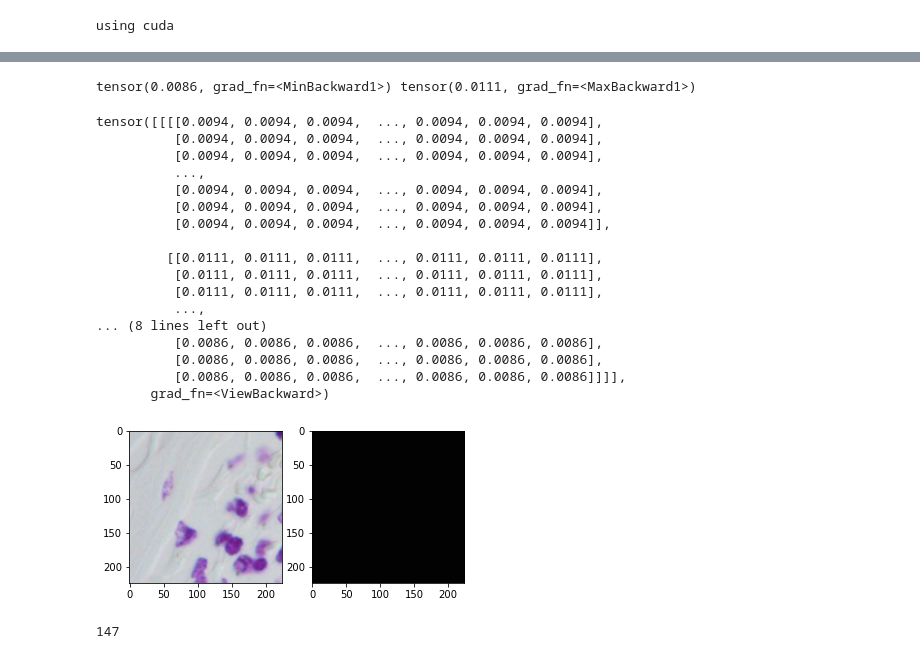
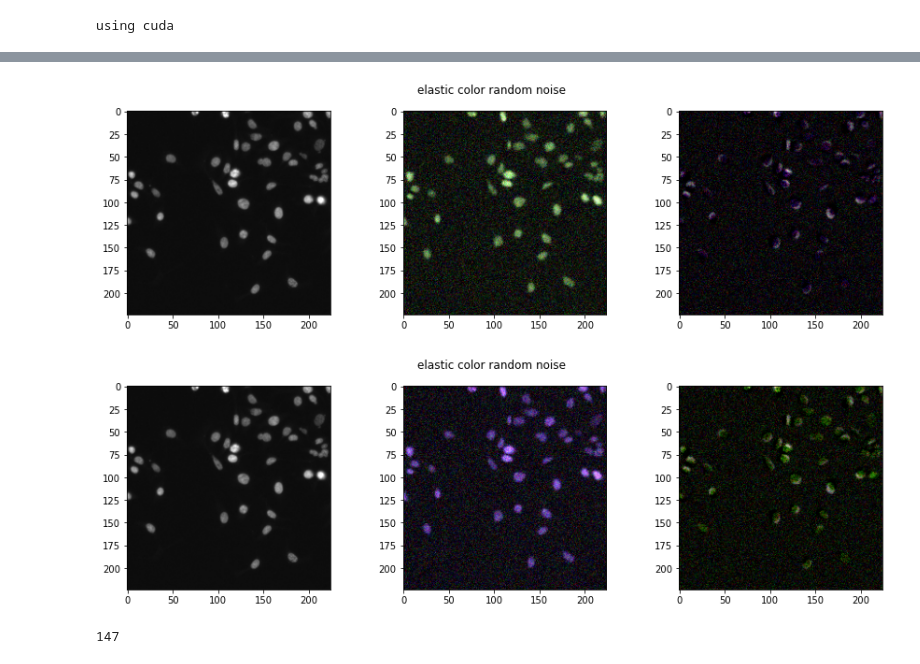
Before and after one commit to HarmlessHarm/MscThesis, a Jupyter notebook: Transforms.ipynb, the cells around one changed output, grey strips where cells are left out. Cells and saved outputs as stored; diff of their text form; code cells hidden in the pictures.

```diff
--- a/Transforms.ipynb
+++ b/Transforms.ipynb
@@ -56,17 +36,22 @@ np.random.seed(seed)
 # %% [output]
 using cuda
 # %%
-def visual_transform(img, transform):
+def visual_transform(img, transform, label=None, figsize=(10,5)):
 
     img_hat = transform(img)
+    img_diff = img - img_hat
+    img_hat = torch.clamp(img_hat, min=0, max=1)
+    img_diff = torch.clamp(img_diff, min=0, max=1)
 
-    print(torch.min(img_hat), torch.max(img_hat))
+#     print(torch.min(img_hat), torch.max(img_hat))
 
-    f, a = plt.subplots(1,2)
+    f, a = plt.subplots(1,3, figsize=figsize)
     a[0].imshow(kornia.tensor_to_image(img), vmin=0, vmax=1)
     a[1].imshow(kornia.tensor_to_image(img_hat), vmin=0, vmax=1)
-
-    return img_hat
+    a[2].imshow(kornia.tensor_to_image(img_diff))
+    f.suptitle(label)
+    plt.show()
+#     return img_hat
 # %%
 # Define Transforms
 # TODO Separate Train and Test transforms
@@ -150,26 +132,37 @@ tensor(0.0252) tensor(0.3584)
 # %%
-cell_transform = T.Compose(Ts)
-visual_transform(img, cell_transform)
+i = int(random.random() * 200)
+# i = 55
+img = dataset[i]['image'].to(device)
+img = img.unsqueeze(0)
+
+
+transform_options = {
+    'elastic': HT.ElasticTransform(),
+    'color': HT.ColorJitter(hue=0.5, channelwise_hue=True),
+    'random': HT.RandomConvolution(kernel_size=(2,2),min=-0.5, max=0.5),
+    'noise': HT.Noise(0, 0.1),
+    'sobel': HT.Sobel(),
+}
+
+def compose_transform(transform_list):
+    return T.Compose([transform_options[name] for name in transform_list])
+
+
+combinations = [
+    ['elastic', 'color', 'random', 'noise'],
+    ['elastic', 'color', 'noise'],
+    ['color', 'random', 'noise'],
+    ['elastic', 'color', 'sobel', 'noise'],
+    ['sobel', 'color', 'elastic', 'noise'],
+]
+
+for combi in combinations:
+    visual_transform(img, compose_transform(combi), label=' '.join(combi), figsize=(15,4))
+    visual_transform(img, compose_transform(combi), label=' '.join(combi), figsize=(15,4))
+    break
 # %% [output]
-tensor(0.0086, grad_fn=<MinBackward1>) tensor(0.0111, grad_fn=<MaxBackward1>)
-tensor([[[[0.0094, 0.0094, 0.0094,  ..., 0.0094, 0.0094, 0.0094],
-          [0.0094, 0.0094, 0.0094,  ..., 0.0094, 0.0094, 0.0094],
-          [0.0094, 0.0094, 0.0094,  ..., 0.0094, 0.0094, 0.0094],
-          ...,
-          [0.0094, 0.0094, 0.0094,  ..., 0.0094, 0.0094, 0.0094],
-          [0.0094, 0.0094, 0.0094,  ..., 0.0094, 0.0094, 0.0094],
-          [0.0094, 0.0094, 0.0094,  ..., 0.0094, 0.0094, 0.0094]],
-
-         [[0.0111, 0.0111, 0.0111,  ..., 0.0111, 0.0111, 0.0111],
-          [0.0111, 0.0111, 0.0111,  ..., 0.0111, 0.0111, 0.0111],
-          [0.0111, 0.0111, 0.0111,  ..., 0.0111, 0.0111, 0.0111],
-          ...,
-... (8 lines left out)
-          [0.0086, 0.0086, 0.0086,  ..., 0.0086, 0.0086, 0.0086],
-          [0.0086, 0.0086, 0.0086,  ..., 0.0086, 0.0086, 0.0086],
-          [0.0086, 0.0086, 0.0086,  ..., 0.0086, 0.0086, 0.0086]]]],
-       grad_fn=<ViewBackward>)
-[figure, old version]
+[figure, new version]
+[figure, added]
 # %%
 i = int(random.random() * 200)
 print(i)
```
Also changed, not shown: parts of 5 cells of this notebook, 11 other files.
